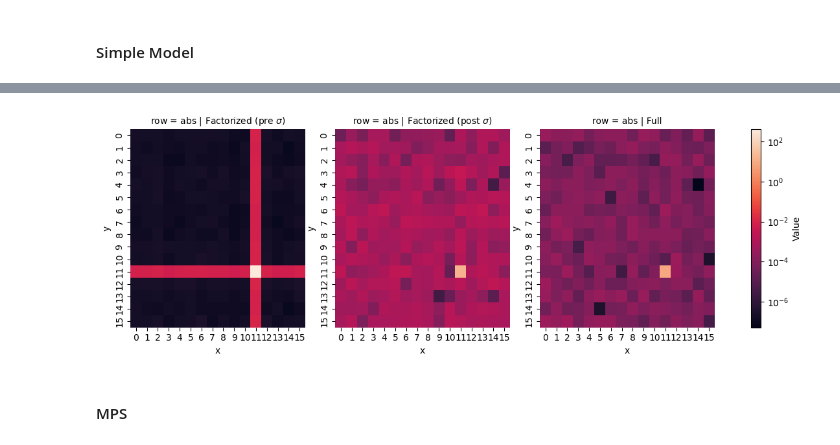
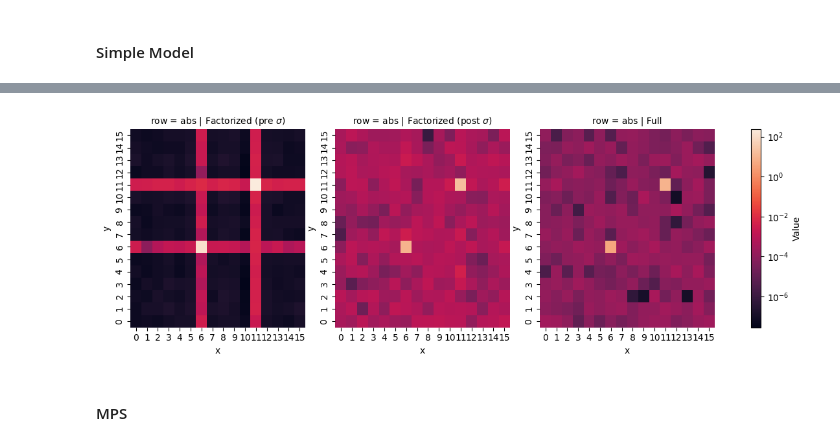
Before and after one commit to marawangamal/ptn, a Jupyter notebook: scripts/sigma_bias.ipynb, the cells around one changed output, grey strips where cells are left out. Cells and saved outputs as stored; diff of their text form; code cells hidden in the pictures.

```diff
--- a/scripts/sigma_bias.ipynb
+++ b/scripts/sigma_bias.ipynb
@@ -144,7 +145,7 @@ class SimpleDensityModel(torch.nn.Module):
 
 # Setup
 torch.manual_seed(12)
-num_samples = 2
+num_samples = 3
 batch_size = 128
 d_output = 16
 dataset = RandomDiagonalDataset(d_output, 2, num_samples)
@@ -216,9 +217,9 @@ for exp in exps:
 # %%
 # filter only include abs
 _pys = [p for p in pys if p['pos_func'] == 'abs']
-plot_heatmap_grid(_pys, col='name', row='pos_func')
+plot_heatmap_grid(_pys, col='name', row='pos_func', log=True)
 # %% [output]
-[figure, old version]
+[figure, new version]
 # %% [markdown]
 #### MPS
 # %%
```
Also changed, not shown: parts of 5 cells of this notebook, 3 other files.
